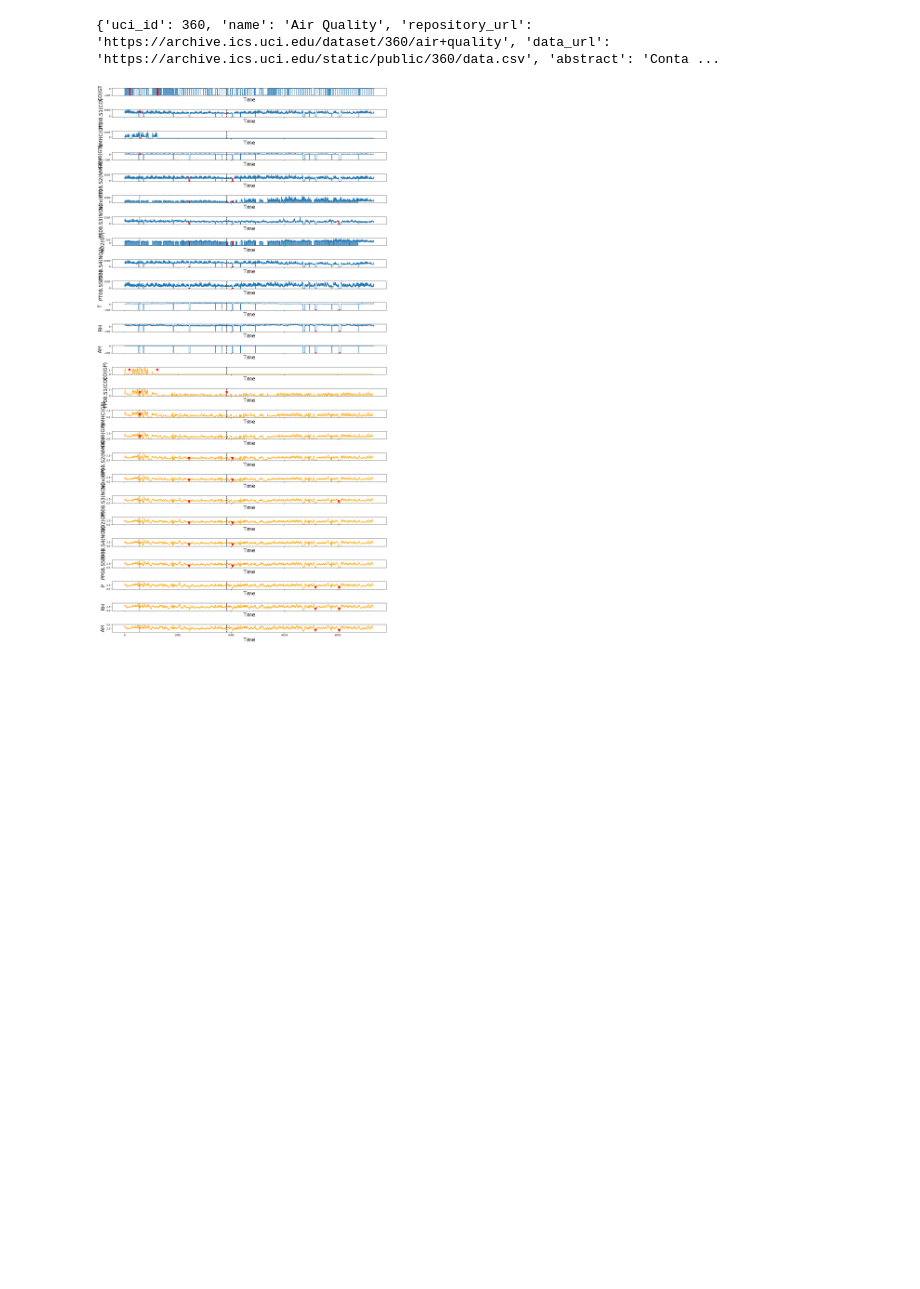
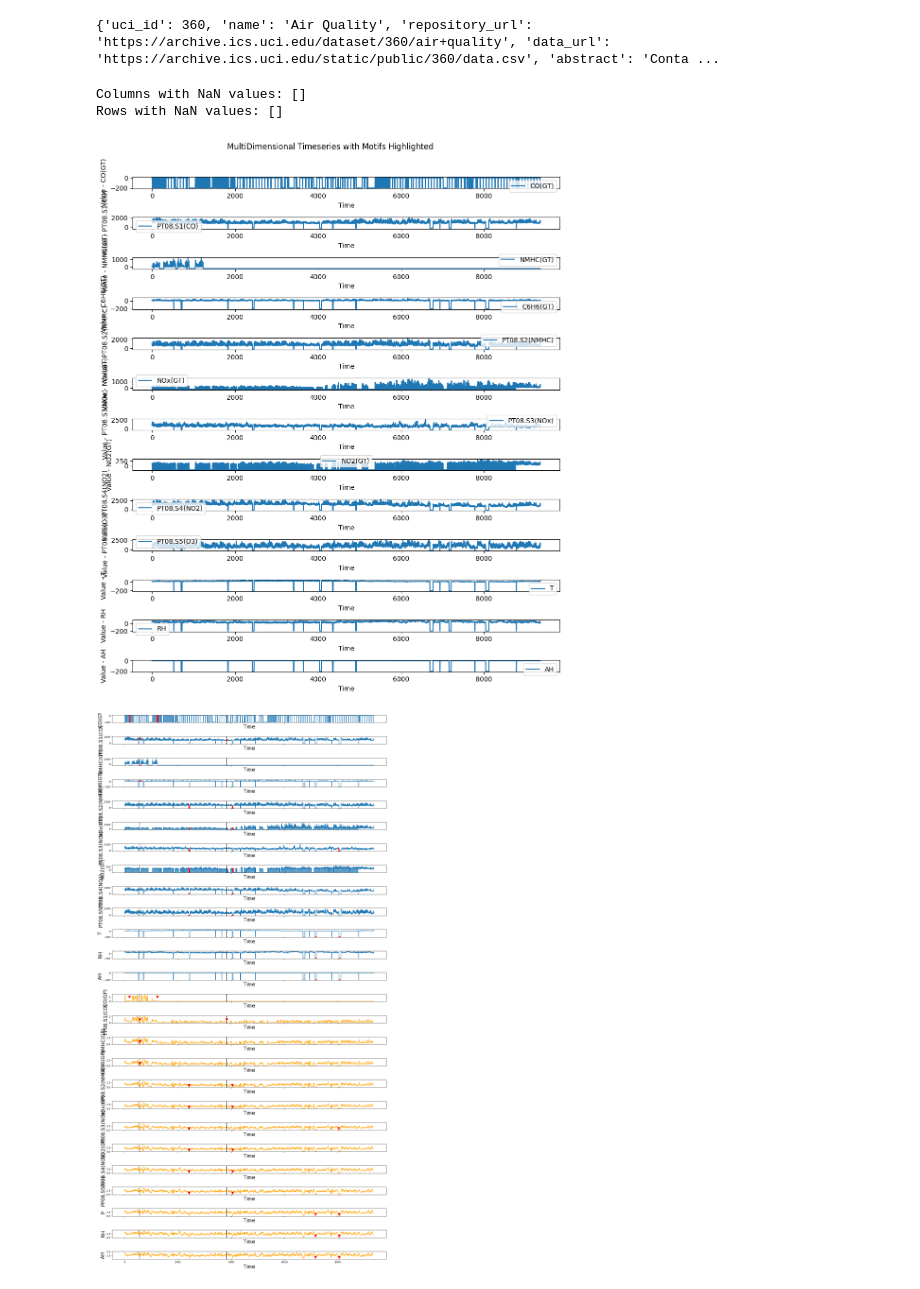
Before and after one commit to aidaLabDEI/LEIT-motifs, a Jupyter notebook: Motif_Discovery.ipynb, the cells around one changed output. Drawn from its saved outputs; the diff is of its cells as text; code cells hidden in the pictures; blank space fills up the shorter version.

```diff
--- a/Motif_Discovery.ipynb
+++ b/Motif_Discovery.ipynb
@@ -806,6 +804,50 @@ print(air_quality.metadata)
 # %%
 X = X.iloc[:,2:]
 matrix_profile, matrix_profile_idx = stumpy.mstump(X, m=30)
+# %%
+X_p = X.fillna(0).values
+# %%
+nan_columns = np.where(np.isnan(X_p).any(axis=0))[0]
+
+# Check for NaN values along the rows (axis=1)
+nan_rows = np.where(np.isnan(X_p).any(axis=1))[0]
+
+print("Columns with NaN values:", nan_columns)
+print("Rows with NaN values:", nan_rows)
+# %% [output]
+Columns with NaN values: []
+Rows with NaN values: []
+# %%
+# Set parameters
+window_size = 30
+lsh_threshold = 0.80
+projection_iter = 13
+k = 3
+proj= 2
+colors = ["red", "green", "blue", "pink", "cyan", "yellow", "orange", "gray", "purple"]
+
+motifs, distance_comp = pmotif_find3(X_p, window_size, projection_iter, k, proj, 10,lsh_threshold, 3, 32)
+print(distance_comp)
+# %%
+#motifs = motifs.queue
+fig, axs = plt.subplots(13, 1, figsize=(10, 12))
+for i, dimension in enumerate(X.columns):
+    axs[i].plot(X[dimension], label=dimension)
+    axs[i].set_xlabel("Time")
+    axs[i].set_ylabel(f"Value - {dimension}")
+    axs[i].legend()
+
+    for idx, motif in enumerate(motifs):
+        # Highlight the motifs in all dimensions
+        for m in motif[1][1]:
+          if motif[1][2] == i:
+            axs[i].axvspan(m, m + window_size, color=colors[idx], alpha=0.3)
+
+plt.suptitle("MultiDimensional Timeseries with Motifs Highlighted")
+plt.tight_layout(rect=[0, 0, 1, 0.96])
+plt.show()
+# %% [output]
+[figure, added]
 # %%
 motifs_idx = np.argmin(matrix_profile, axis=1)
 nn_idx = matrix_profile_idx[np.arange(len(motifs_idx)), motifs_idx]
```
Also changed, not shown: parts of 15 cells of this notebook.
